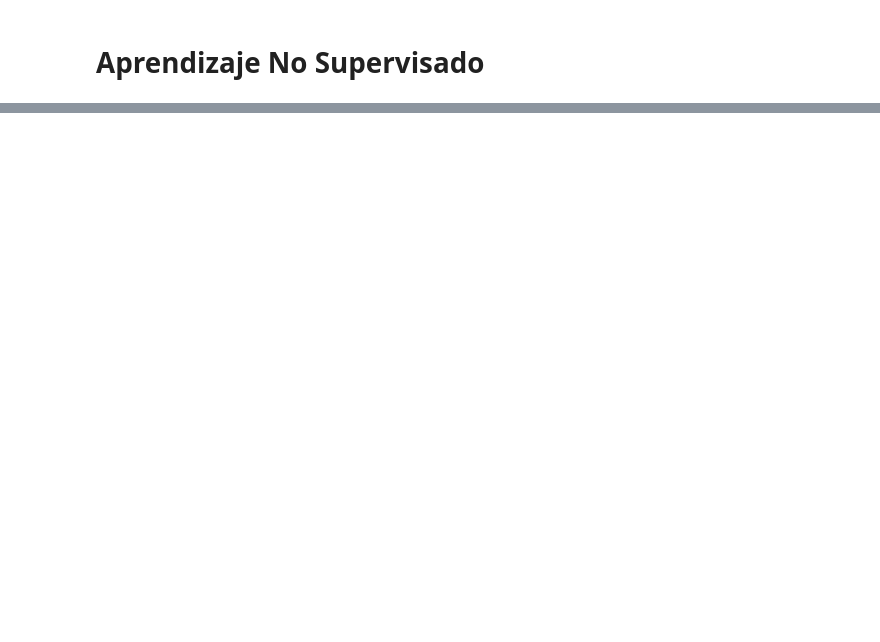
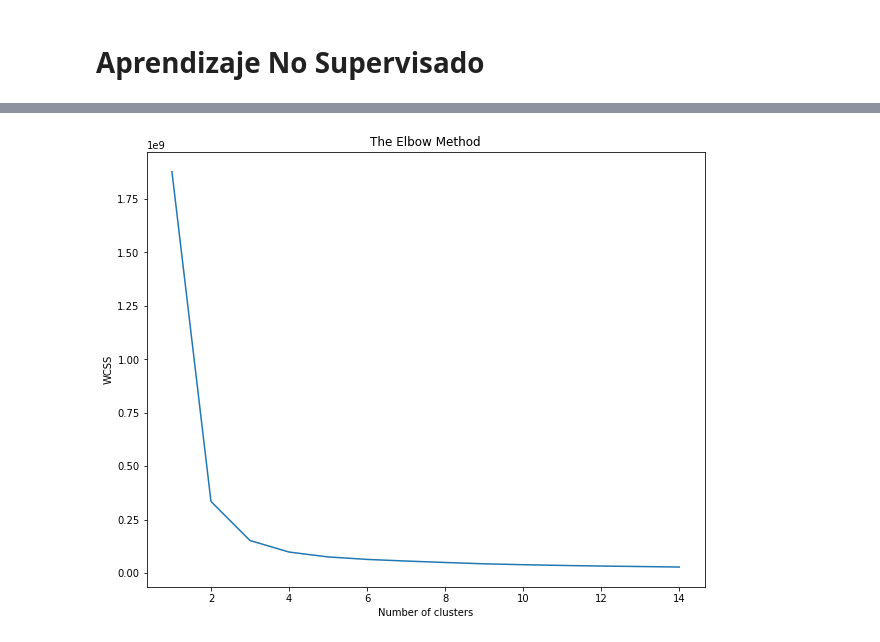
Before and after one commit to cwhite98/SmartBuilding, a Jupyter notebook: Notebooks/KMeans_COP.ipynb, the cells around one changed output, grey strips where cells are left out. Drawn from its saved outputs; the diff is of its cells as text; code cells hidden in the pictures; blank space fills up the shorter version.

```diff
--- a/Notebooks/KMeans_COP.ipynb
+++ b/Notebooks/KMeans_COP.ipynb
@@ -115,0 +158,4 @@ dataTest2 = [[6.22666645050049, 181.58, 33.02, 13.9333333969116]] #datos malos C
+# %%
+dataFelipe = data3[['POTENCIA BOMBA CALOR FELIPE', 'POTENCIA TERMICA BOMBA CALOR FELIPE', 'TEMPERATURA EXTERIOR',
+          'TEMPERATURA SALIDA BOMBA CALOR FELIPE']]
+dataFelipe.describe()
@@ -115,0 +189,4 @@ dataTest2 = [[6.22666645050049, 181.58, 33.02, 13.9333333969116]] #datos malos C
+# %%
+metodoCodo(dataFelipe)
+# %% [output]
+[figure, added]
```
Also changed, not shown: parts of 57 cells of this notebook.
